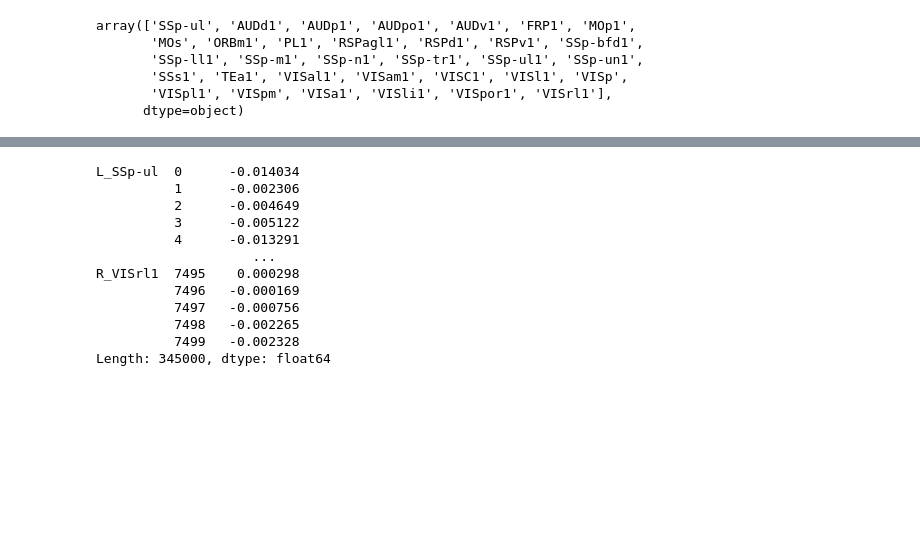
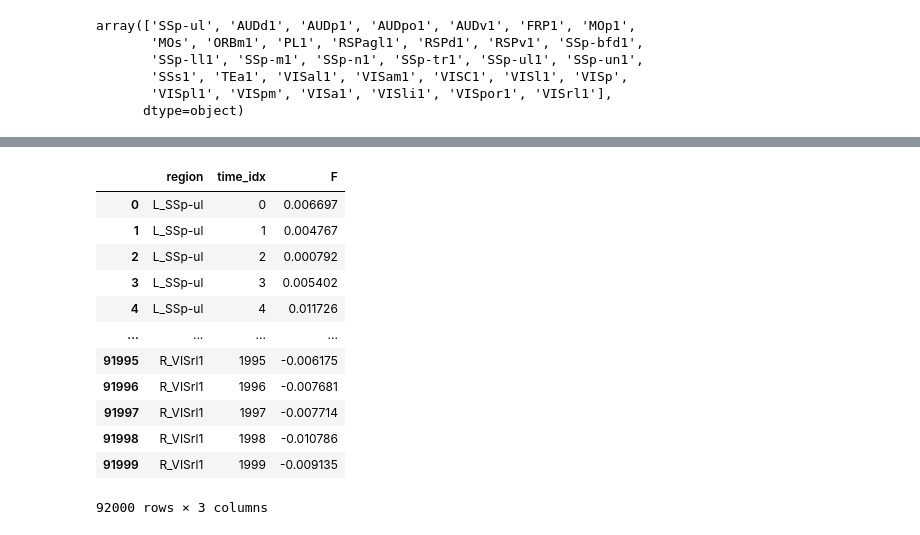
Before and after one commit to DuguidLab/mesoscopy, a Jupyter notebook: exploratory/array-masking.ipynb, the cells around one changed output, grey strips where cells are left out. Cells and saved outputs as stored; diff of their text form; code cells hidden in the pictures; blank space fills up the shorter version.

Commit message:
play around with dataframe return

```diff
--- a/exploratory/array-masking.ipynb
+++ b/exploratory/array-masking.ipynb
@@ -116,17 +117,18 @@ import pandas as pd
 # %%
 df = pd.DataFrame(region_activity)
 # %%
-df.unstack()
+df.unstack().reset_index().rename(columns={"level_0": "region", "level_1": "time_idx", 0: "F"})
 # %% [output]
+|  | region | time_idx | F |
+| 0 | L_SSp-ul | 0 | 0.006697 |
+| 1 | L_SSp-ul | 1 | 0.004767 |
+| 2 | L_SSp-ul | 2 | 0.000792 |
+| 3 | L_SSp-ul | 3 | 0.005402 |
+| 4 | L_SSp-ul | 4 | 0.011726 |
+| ... | ... | ... | ... |
+| 91995 | R_VISrl1 | 1995 | -0.006175 |
+| 91996 | R_VISrl1 | 1996 | -0.007681 |
+| 91997 | R_VISrl1 | 1997 | -0.007714 |
+| 91998 | R_VISrl1 | 1998 | -0.010786 |
+| 91999 | R_VISrl1 | 1999 | -0.009135 |
-L_SSp-ul  0      -0.014034
-          1      -0.002306
-          2      -0.004649
-          3      -0.005122
-          4      -0.013291
-                    ...
-R_VISrl1  7495    0.000298
-          7496   -0.000169
-          7497   -0.000756
-          7498   -0.002265
-          7499   -0.002328
-Length: 345000, dtype: float64
+92000 rows × 3 columns
```
Also changed, not shown: parts of 5 cells of this notebook.
